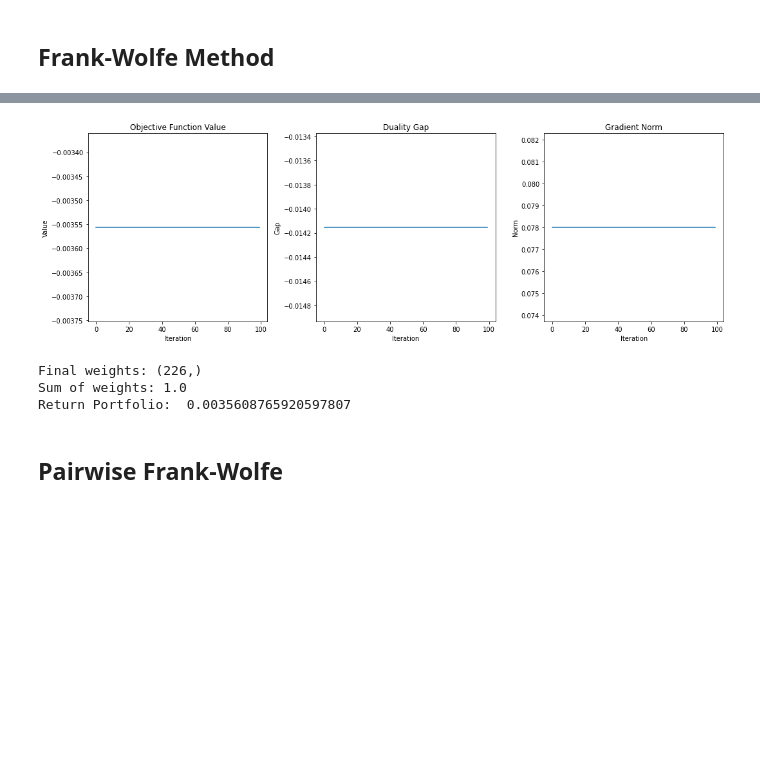
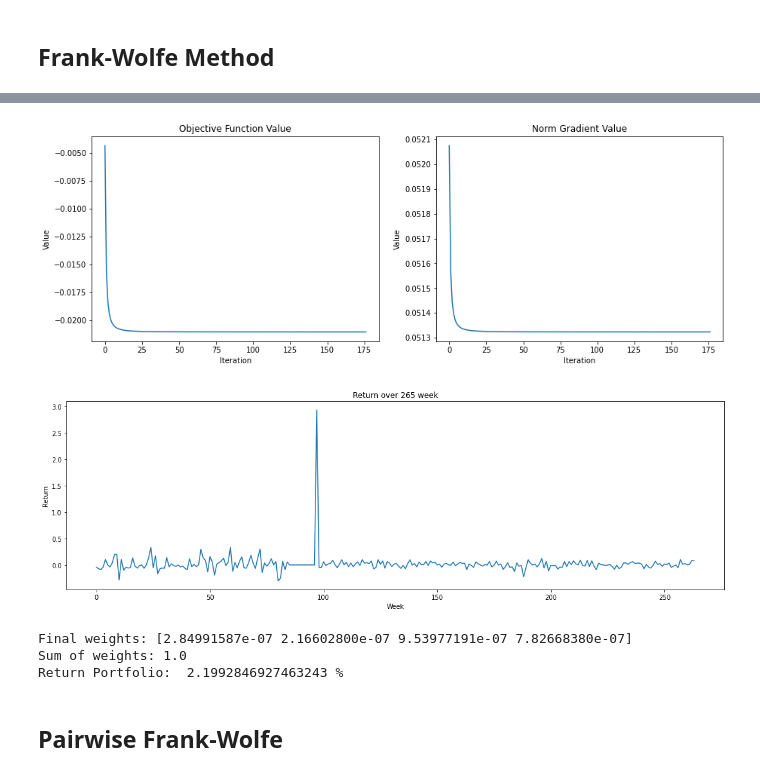
Before and after one commit to RobEngin/Methods-for-Portfolio-Optimization, a Jupyter notebook: opt-project.ipynb, the cells around one changed output, grey strips where cells are left out. Drawn from its saved outputs; the diff is of its cells as text; code cells hidden in the pictures; blank space fills up the shorter version.

```diff
--- a/opt-project.ipynb
+++ b/opt-project.ipynb
@@ -125,7 +125,7 @@ minimizes the variance (risk connected to the given portfolio) while maximizing
 the expected return (we obviously need to satisfy budget and non-negativity
 constraints).
 # %%
-def checkMinRet(weights):
+def checkMeanRet(weights):
     return np.dot(ret_mean.T, weights)
 
 def checkSumOne(weights):
@@ -180,11 +179,4 @@ $
 $
 # %%
 def gradient(w):
-    return RISK_AVERSION * 2 * np.dot(cov, w) - ret_mean
+    return RISK_AVERSION * 2 * np.dot(cov, w) - ret_mean.T
-# %%
-from scipy.optimize import minimize
-
-bounds = tuple([(0, 1) for _ in range(nStocks)])
-constraints = ( {'type':'eq', 'fun': checkMinRet}, {'type':'eq', 'fun': checkSumOne} )
-
-w_opt = minimize(loss, weights, method="SLSQP", bounds=bounds, constraints=constraints)
@@ -198,11 +186,11 @@ Frank Wolfe, Pairwise Frank Wolfe and Projected Gradient over the Markowitz port
 ## Frank-Wolfe Method
 # %%
 def linear_solver(grad):
-    c = -grad
+    c = grad # Use the positive gradient for minimization
     A_eq = np.ones((1, nStocks))
     b_eq = np.array([1])
     bounds = [(0, 1) for _ in range(nStocks)]
-    res = linprog(c, A_eq=A_eq, b_eq=b_eq, bounds=bounds, method='simplex')
+    res = linprog(c, A_eq=A_eq, b_eq=b_eq, bounds=bounds, method='highs')
     return res.x
 
 def duality_gap(weights, grad):
@@ -280,36 +281,43 @@ for itr in range(0, ITERATIONS):
 # %%
 # Plotting the metrics
 plt.figure(figsize=(15, 5))
 
-plt.subplot(1, 3, 1)
-plt.plot(objective_values)
+# Loss Function Values
+plt.subplot(1, 2, 1)
+plt.plot(loss_values_fw)
 plt.title('Objective Function Value')
 plt.xlabel('Iteration')
 plt.ylabel('Value')
 
-plt.subplot(1, 3, 2)
-plt.plot(duality_gaps)
-plt.title('Duality Gap')
+# Norm Gradient Values
+plt.subplot(1, 2, 2)
+plt.plot(grad_values_fw)
+plt.title('Norm Gradient Value')
 plt.xlabel('Iteration')
-plt.ylabel('Gap')
+plt.ylabel('Value')
 
-plt.subplot(1, 3, 3)
-plt.plot(gradient_norms)
-plt.title('Gradient Norm')
-plt.xlabel('Iteration')
-plt.ylabel('Norm')
+# Return over 264 weeks
+ret_mean_weeks_fw = np.dot(ret_time, weights)
+
+plt.figure(figsize=(15, 5))
+plt.plot(ret_mean_weeks_fw)
+plt.title('Return over 265 week')
+plt.xlabel('Week')
+plt.ylabel('Return')
 
 plt.tight_layout()
 plt.show()
 
-print("Final weights:", weights.shape)
+ret_mean_fw = checkMeanRet(weights) * 100
+print("Final weights:", weights[:4])
 print("Sum of weights:", np.sum(weights))
-print('Return Portfolio: ', checkMinRet(weights))
+print('Return Portfolio: ', ret_mean_fw, "%")
 # %% [output]
-[figure, old version]
+[figure, new version]
+[figure, added]
-Final weights: (226,)
+Final weights: [2.84991587e-07 2.16602800e-07 9.53977191e-07 7.82668380e-07]
 Sum of weights: 1.0
-Return Portfolio:  0.0035608765920597807
+Return Portfolio:  2.1992846927463243 %
 # %% [markdown]
 ## Pairwise Frank-Wolfe
 # %%
```
Also changed, not shown: parts of 18 cells of this notebook.
